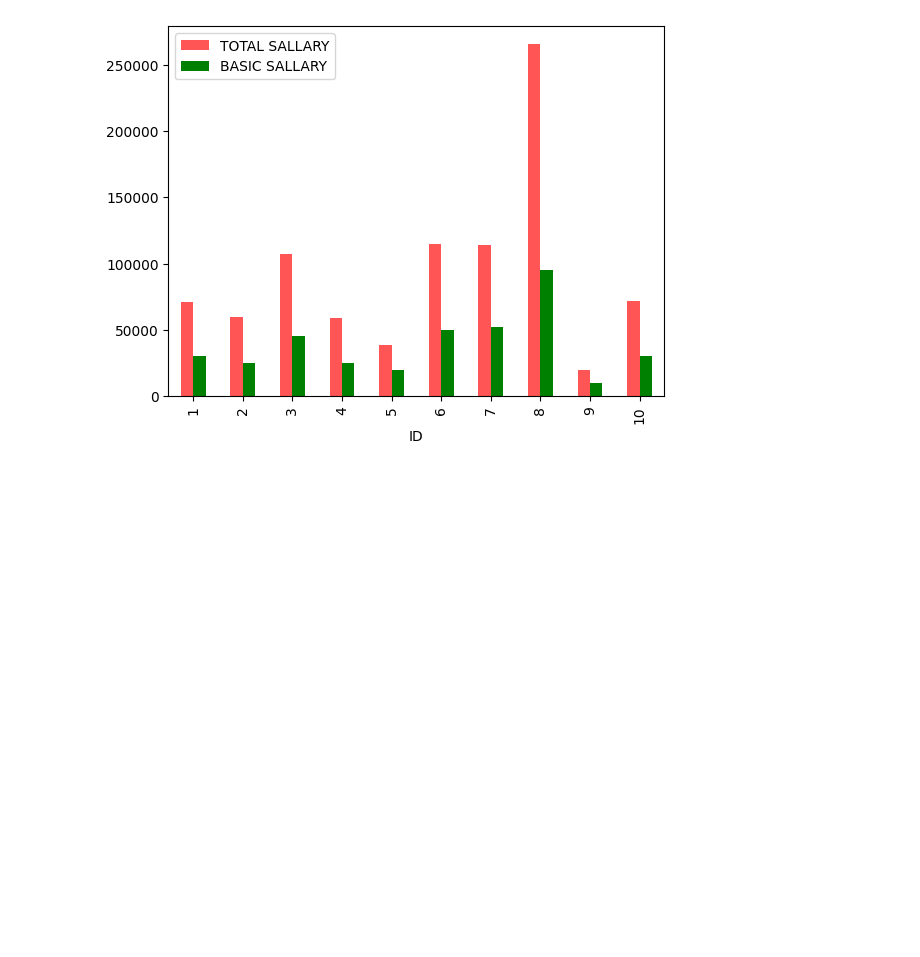
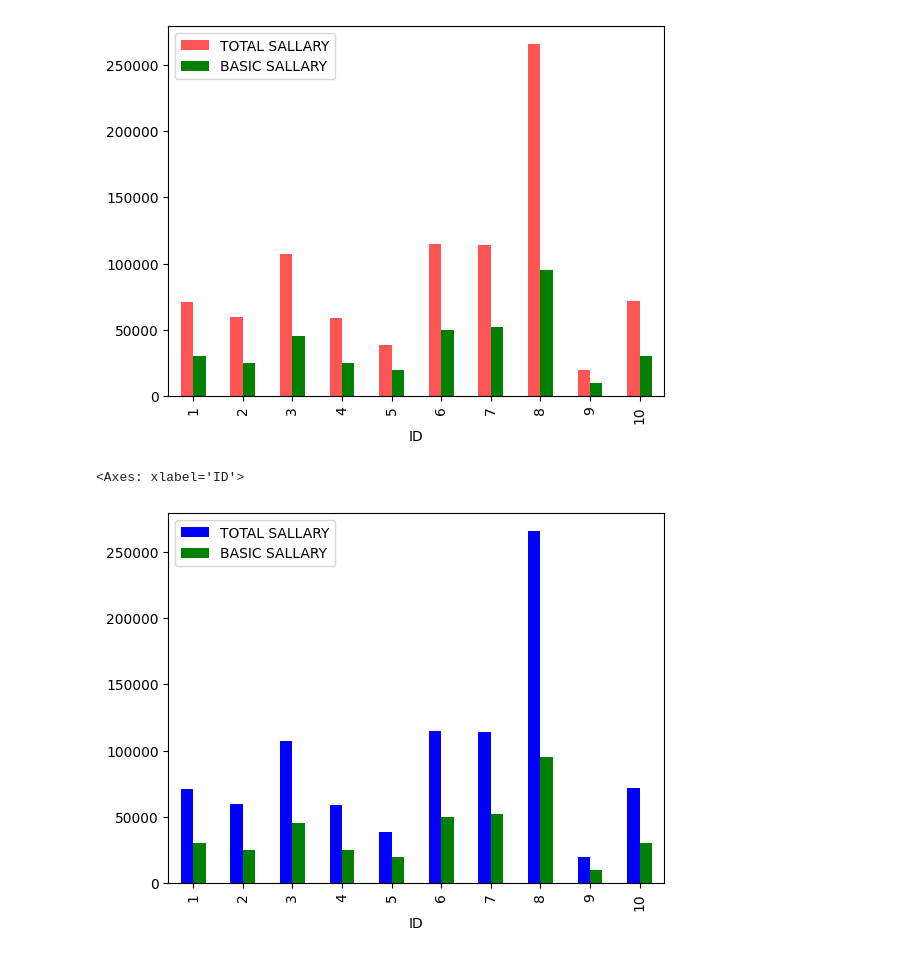
Before and after one commit to MaulikMehrotra/python_digipodium, a Jupyter notebook: analysis_1.ipynb, the cells around one changed output. Drawn from its saved outputs; the diff is of its cells as text; code cells hidden in the pictures; blank space fills up the shorter version.

```diff
--- a/analysis_1.ipynb
+++ b/analysis_1.ipynb
@@ -198,3 +198,8 @@ data[['TOTAL SALLARY','BASIC SALLARY']].plot.bar(color=['#ff5555','green'])
 # %% [output]
 <Axes: xlabel='ID'>
 [figure]
+# %%
+data[['TOTAL SALLARY','BASIC SALLARY']].plot.bar(color=['blue','green'])
+# %% [output]
+<Axes: xlabel='ID'>
+[figure, added]
```
